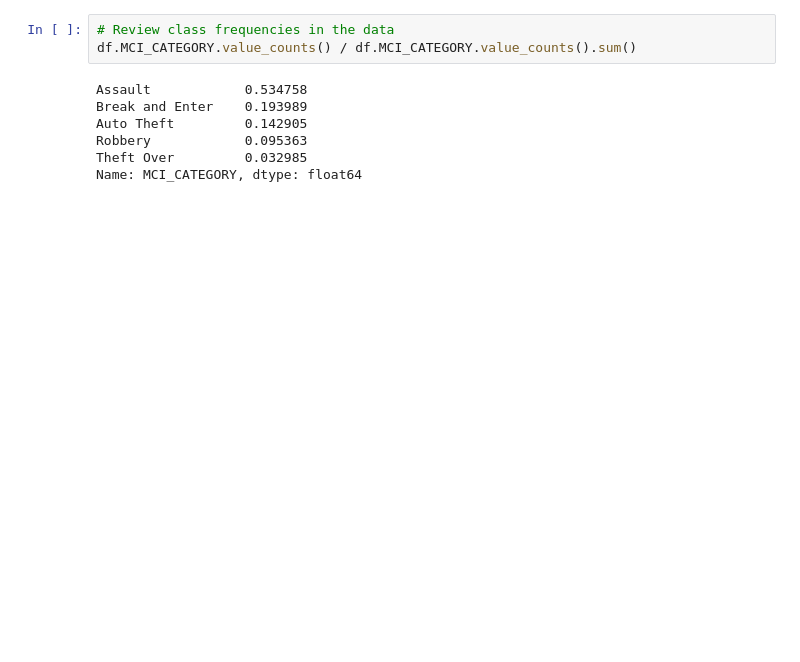
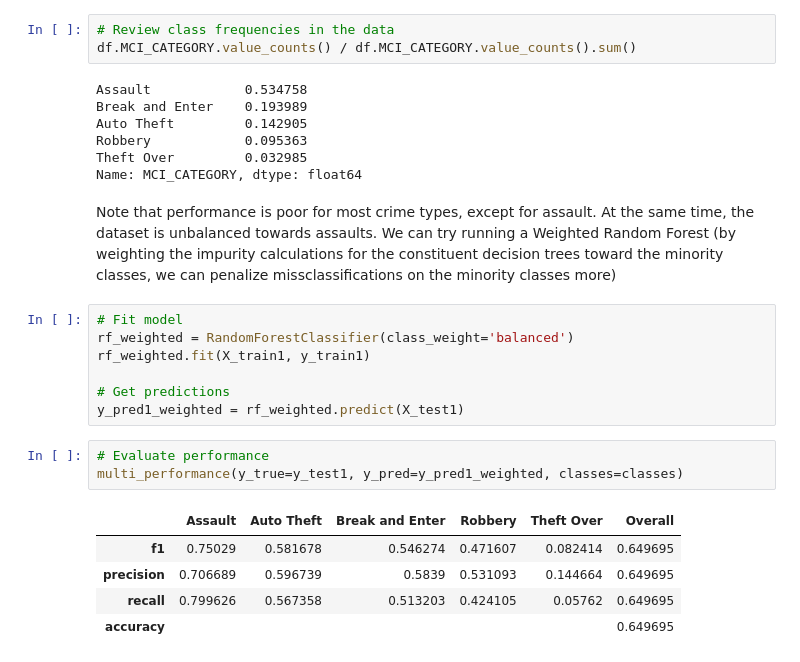
Before and after one commit to Matt2371/Toronto-Crimes, a Jupyter notebook: predictive_modeling.ipynb, the cells around one changed output. Drawn from its saved outputs; the diff is of its cells as text; blank space fills up the shorter version.

```diff
--- a/predictive_modeling.ipynb
+++ b/predictive_modeling.ipynb
@@ -115,3 +109,21 @@ Auto Theft         0.142905
 Robbery            0.095363
 Theft Over         0.032985
 Name: MCI_CATEGORY, dtype: float64
+# %% [markdown]
+Note that performance is poor for most crime types, except for assault. At the same time, the dataset is unbalanced towards assaults. We can try running a Weighted Random Forest (by weighting the impurity calculations for the constituent decision trees toward the minority classes, we can penalize missclassifications on the minority classes more)
+# %%
+# Fit model
+rf_weighted = RandomForestClassifier(class_weight='balanced')
+rf_weighted.fit(X_train1, y_train1)
+
+# Get predictions
+y_pred1_weighted = rf_weighted.predict(X_test1)
+# %%
+# Evaluate performance
+multi_performance(y_true=y_test1, y_pred=y_pred1_weighted, classes=classes)
+# %% [output]
+|  | Assault | Auto Theft | Break and Enter | Robbery | Theft Over | Overall |
+| f1 | 0.75029 | 0.581678 | 0.546274 | 0.471607 | 0.082414 | 0.649695 |
+| precision | 0.706689 | 0.596739 | 0.5839 | 0.531093 | 0.144664 | 0.649695 |
+| recall | 0.799626 | 0.567358 | 0.513203 | 0.424105 | 0.05762 | 0.649695 |
+| accuracy |  |  |  |  |  | 0.649695 |
```
Also changed, not shown: parts of 12 cells of this notebook, 1 other file.
